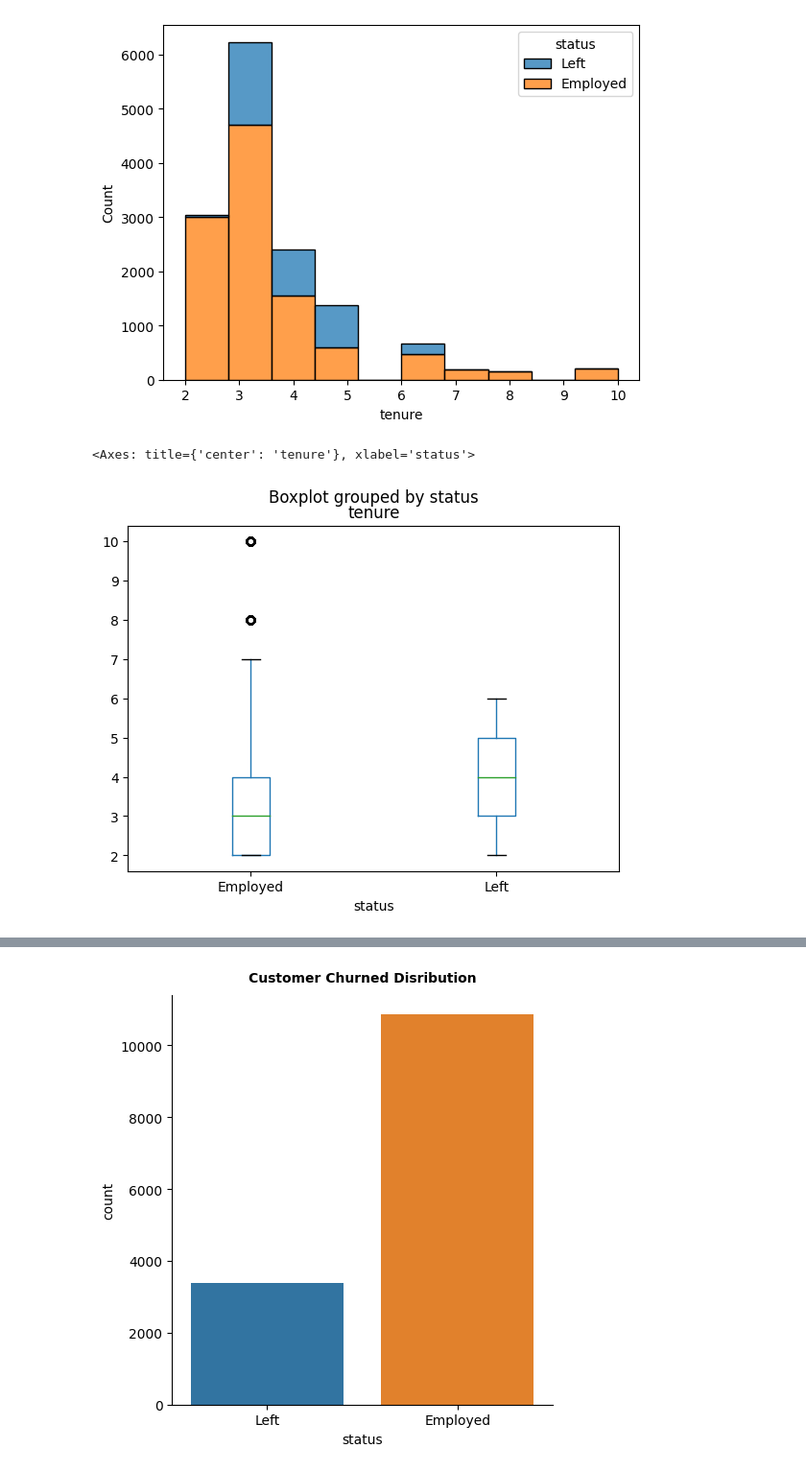
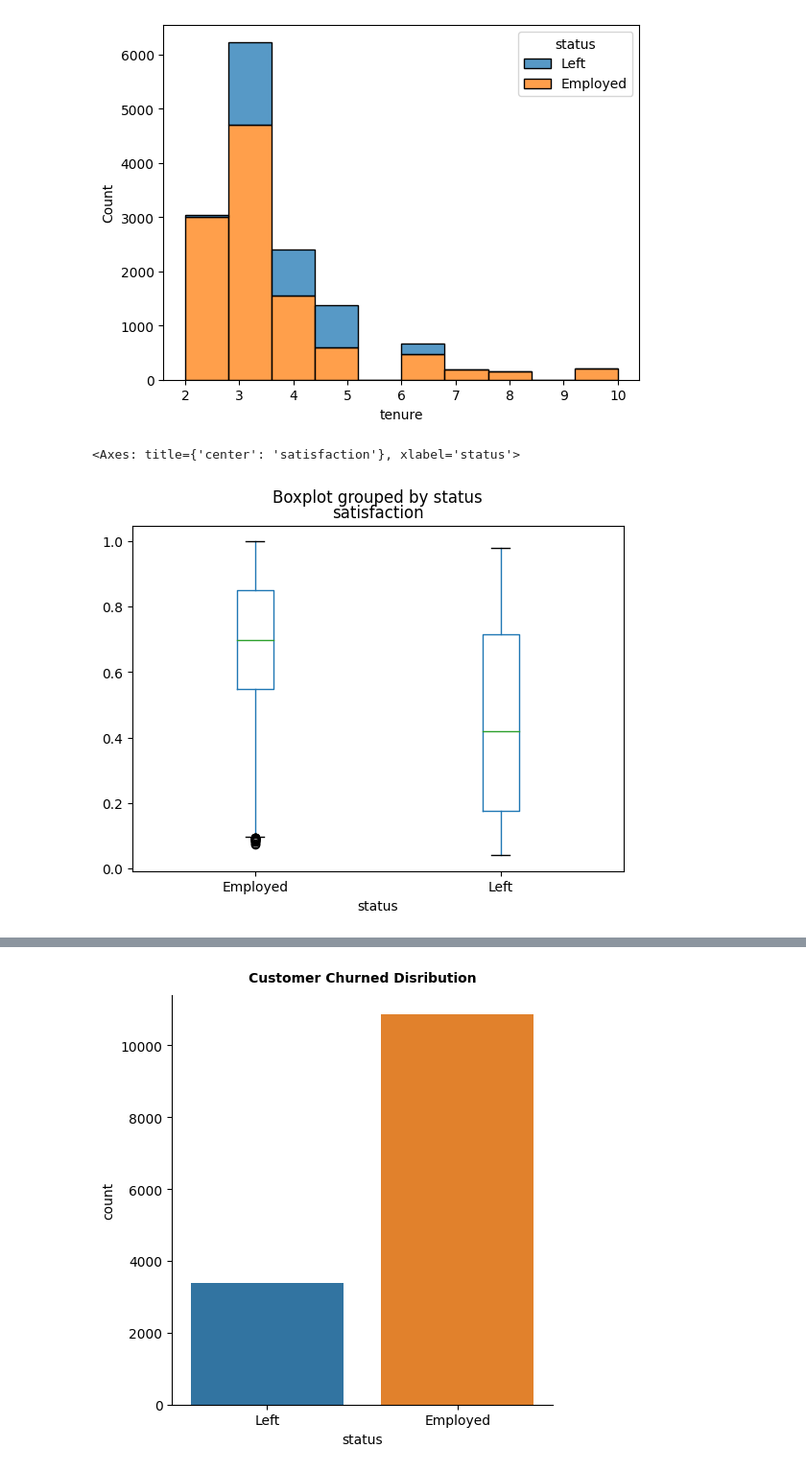
Before and after one commit to AnushkaMazumdar2/Machine_Learning, a Jupyter notebook: 2348505_Lab7.ipynb, the cells around one changed output, grey strips where cells are left out. Shown at 96% size. Drawn from its saved outputs; the diff is of its cells as text; code cells hidden in the pictures.

```diff
--- a/2348505_Lab7.ipynb
+++ b/2348505_Lab7.ipynb
@@ -130,9 +136,10 @@ sns.histplot(data1,x="tenure", hue="status",multiple='stack',bins=10)
 # %% [output]
 <Axes: xlabel='tenure', ylabel='Count'>
 [figure]
-# %%
-data1.boxplot(by ='status', column =['tenure'], grid = False)
-# %% [output]
-<Axes: title={'center': 'tenure'}, xlabel='status'>
-[figure, removed]
+# %%
+#Boxplot to visualise Employee Satisfaction scores in regads to their Status
+data.boxplot(by ='status', column =['satisfaction'], grid = False)
+# %% [output]
+<Axes: title={'center': 'satisfaction'}, xlabel='status'>
+[figure, added]
 # %%
```
Also changed, not shown: parts of 56 cells of this notebook.
